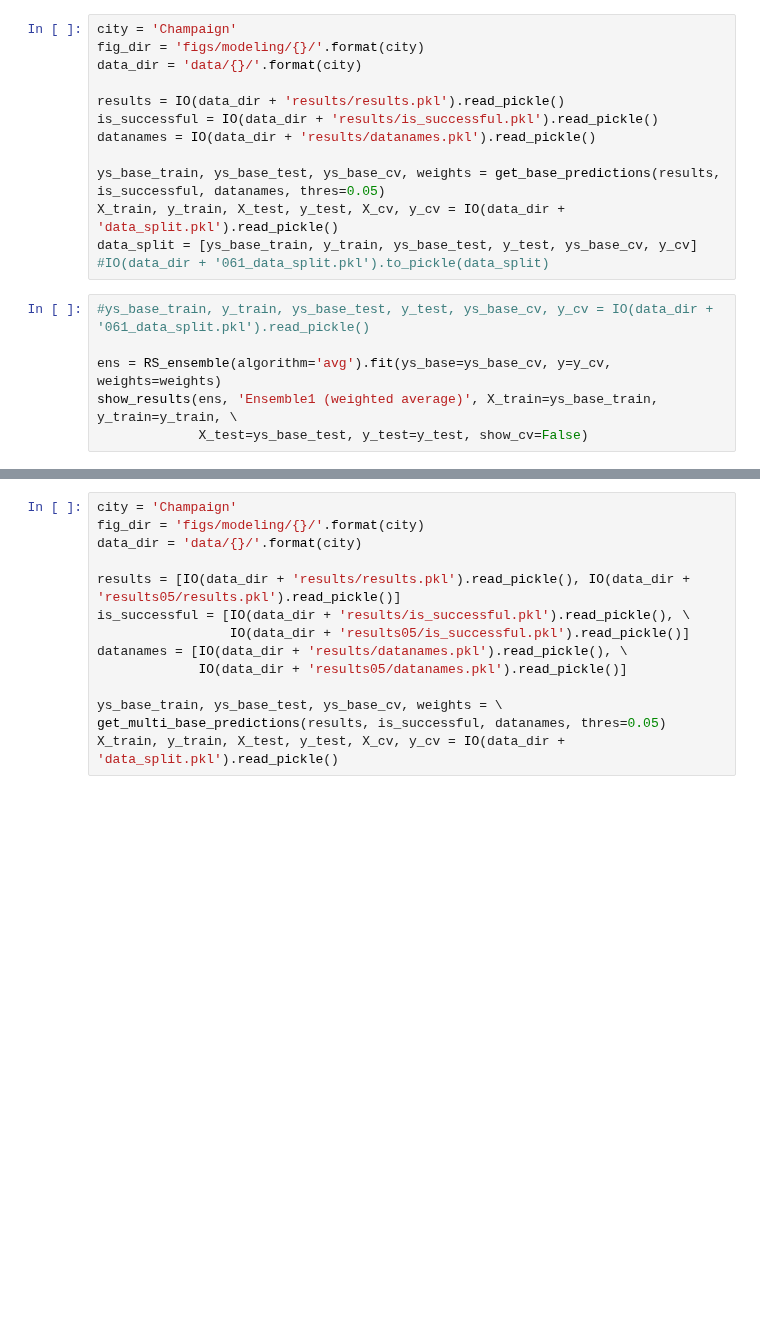
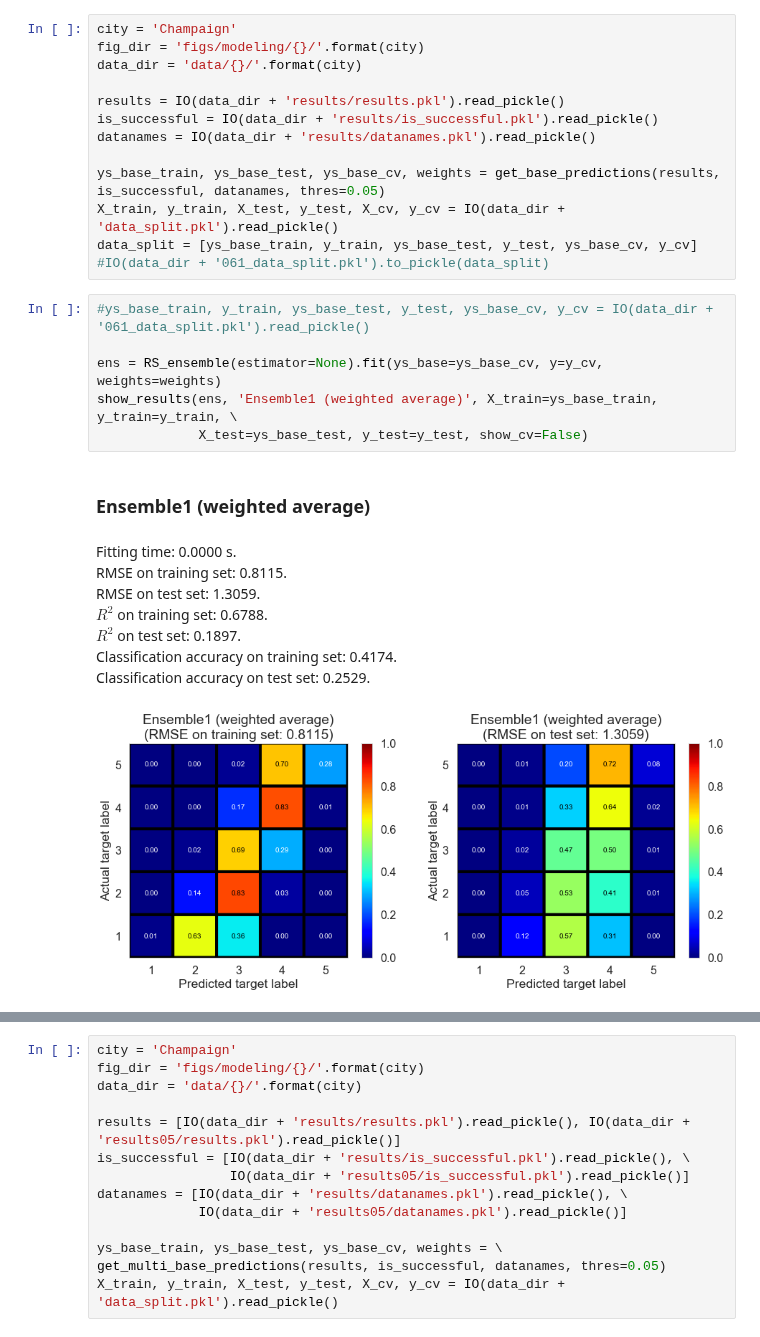
Before and after one commit to xuwd11/Recommender_Systems, a Jupyter notebook: 06_ensemble.ipynb, the cells around one changed output, grey strips where cells are left out. Cells and saved outputs as stored; diff of their text form; blank space fills up the shorter version.

```diff
--- a/06_ensemble.ipynb
+++ b/06_ensemble.ipynb
@@ -61,7 +62,17 @@ data_split = [ys_base_train, y_train, ys_base_test, y_test, ys_base_cv, y_cv]
 # %%
 #ys_base_train, y_train, ys_base_test, y_test, ys_base_cv, y_cv = IO(data_dir + '061_data_split.pkl').read_pickle()
 
-ens = RS_ensemble(algorithm='avg').fit(ys_base=ys_base_cv, y=y_cv, weights=weights)
+ens = RS_ensemble(estimator=None).fit(ys_base=ys_base_cv, y=y_cv, weights=weights)
 show_results(ens, 'Ensemble1 (weighted average)', X_train=ys_base_train, y_train=y_train, \
              X_test=ys_base_test, y_test=y_test, show_cv=False)
+# %% [output]
+### Ensemble1 (weighted average)
+Fitting time: 0.0000 s.
+            RMSE on training set: 0.8115.
+            RMSE on test set: 1.3059.
+            $R^2$ on training set: 0.6788.
+            $R^2$ on test set: 0.1897.
+            Classification accuracy on training set: 0.4174.
+            Classification accuracy on test set: 0.2529.
+[figure, added]
 # %%
```
Also changed, not shown: parts of 6 cells of this notebook, 4 other files.
